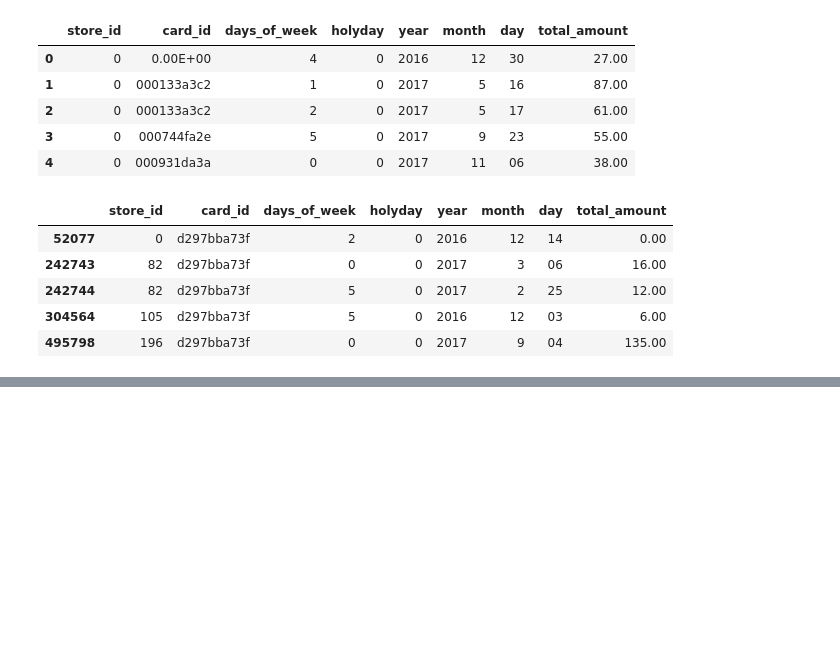
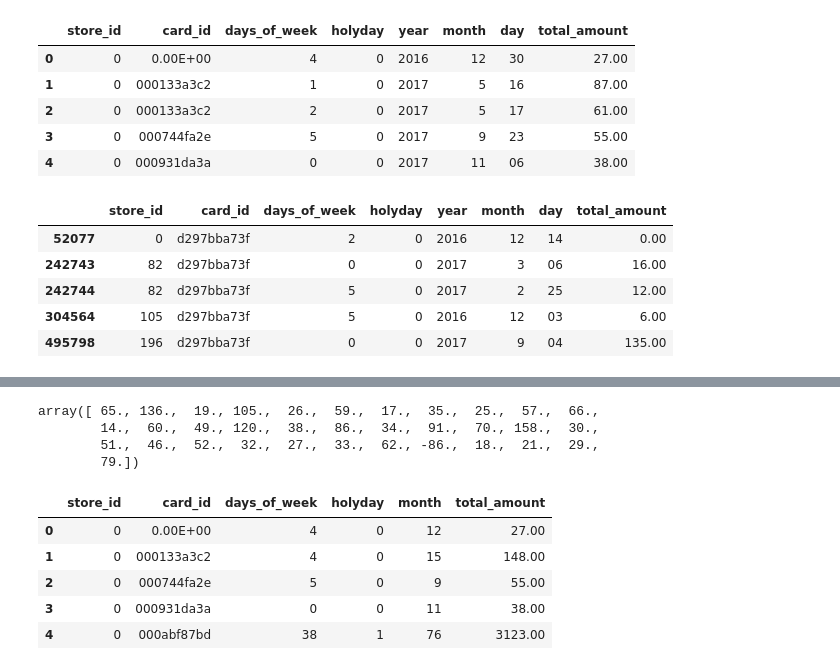
Before and after one commit to brandnewmin/brandnewm, a Jupyter notebook: dacon2.ipynb, the cells around one changed output, grey strips where cells are left out. Drawn from its saved outputs; the diff is of its cells as text; code cells hidden in the pictures; blank space fills up the shorter version.

```diff
--- a/dacon2.ipynb
+++ b/dacon2.ipynb
@@ -383,0 +382,7 @@ third[third['card_id'] == 'd297bba73f'].head() #확인
+# %%
+train[train['card_id'] == '0130c98e0d']['total_amount'].unique()
+# %% [output]
+array([ 65., 136.,  19., 105.,  26.,  59.,  17.,  35.,  25.,  57.,  66.,
+        14.,  60.,  49., 120.,  38.,  86.,  34.,  91.,  70., 158.,  30.,
+        51.,  46.,  52.,  32.,  27.,  33.,  62., -86.,  18.,  21.,  29.,
+        79.])
@@ -383,0 +394,10 @@ third[third['card_id'] == 'd297bba73f'].head() #확인
+# %%
+fifth = train[['store_id','card_id','days_of_week','holyday','year','month','day','total_amount']].groupby(['store_id','card_id'], as_index=False).sum()
+fifth.head()
+# %% [output]
+|  | store_id | card_id | days_of_week | holyday | month | total_amount |
+| 0 | 0 | 0.00E+00 | 4 | 0 | 12 | 27.00 |
+| 1 | 0 | 000133a3c2 | 4 | 0 | 15 | 148.00 |
+| 2 | 0 | 000744fa2e | 5 | 0 | 9 | 55.00 |
+| 3 | 0 | 000931da3a | 0 | 0 | 11 | 38.00 |
+| 4 | 0 | 000abf87bd | 38 | 1 | 76 | 3123.00 |
```
Also changed, not shown: parts of 15 cells of this notebook.
